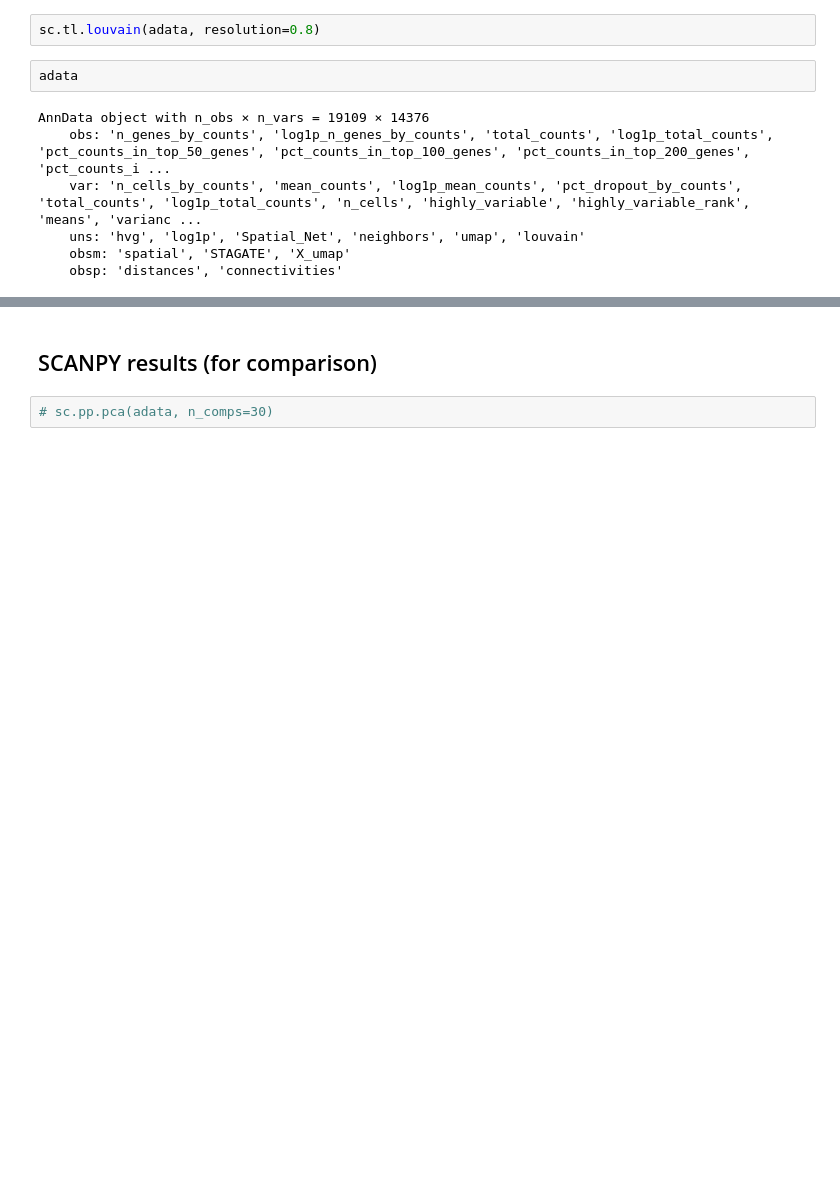
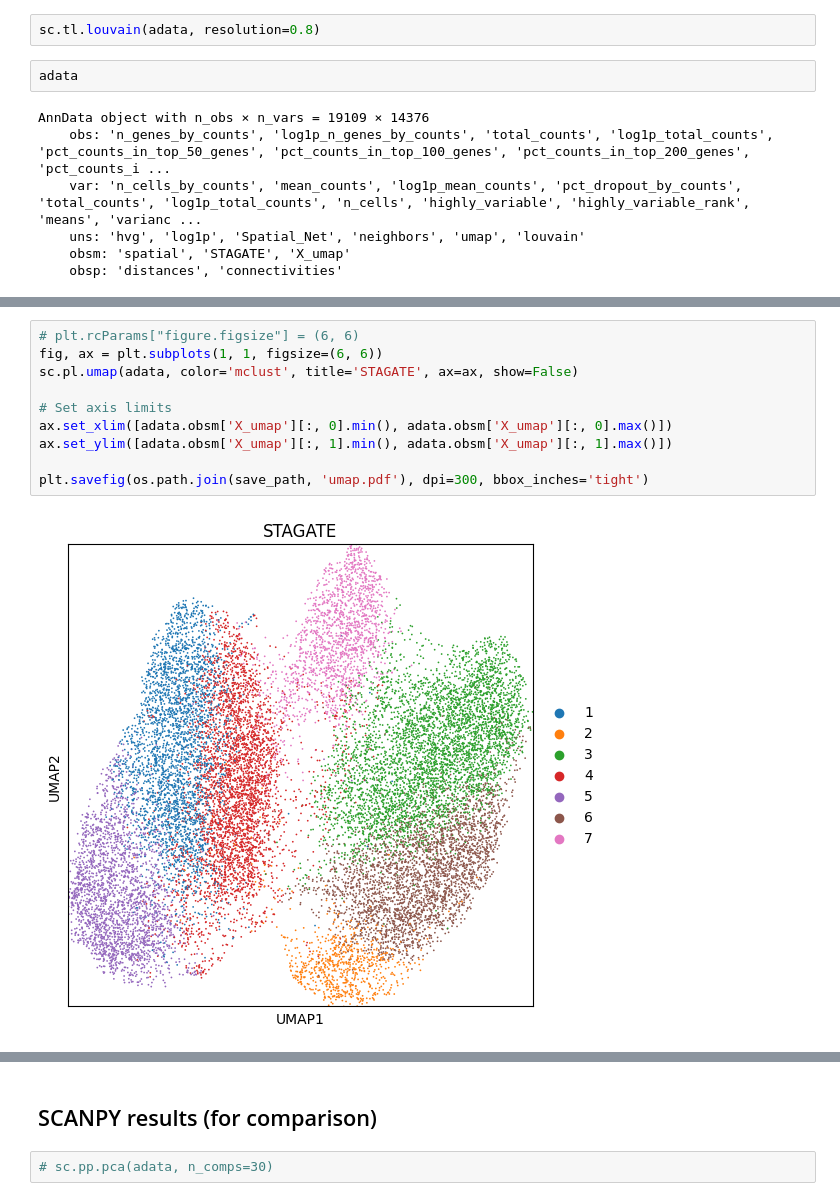
Before and after one commit to toan-ly/Spatial-Transcriptomics-Benchmark, a Jupyter notebook: STAGATE/Tutorials/source/T4_Stereo.ipynb, the cells around one changed output, grey strips where cells are left out. Cells and saved outputs as stored; diff of their text form; blank space fills up the shorter version.

```diff
--- a/STAGATE/Tutorials/source/T4_Stereo.ipynb
+++ b/STAGATE/Tutorials/source/T4_Stereo.ipynb
@@ -165 +163,13 @@ plt.savefig(os.path.join(save_path, f'umap_{n_clusters}.png'), dpi=300, bbox_inc
+# %%
+# plt.rcParams["figure.figsize"] = (6, 6)
+fig, ax = plt.subplots(1, 1, figsize=(6, 6))
+sc.pl.umap(adata, color='mclust', title='STAGATE', ax=ax, show=False)
+
+# Set axis limits
+ax.set_xlim([adata.obsm['X_umap'][:, 0].min(), adata.obsm['X_umap'][:, 0].max()])
+ax.set_ylim([adata.obsm['X_umap'][:, 1].min(), adata.obsm['X_umap'][:, 1].max()])
+
+plt.savefig(os.path.join(save_path, 'umap.pdf'), dpi=300, bbox_inches='tight')
+# %% [output]
+[figure, added]
 # %%
```
Also changed, not shown: parts of 9 cells of this notebook, 1 other file.
